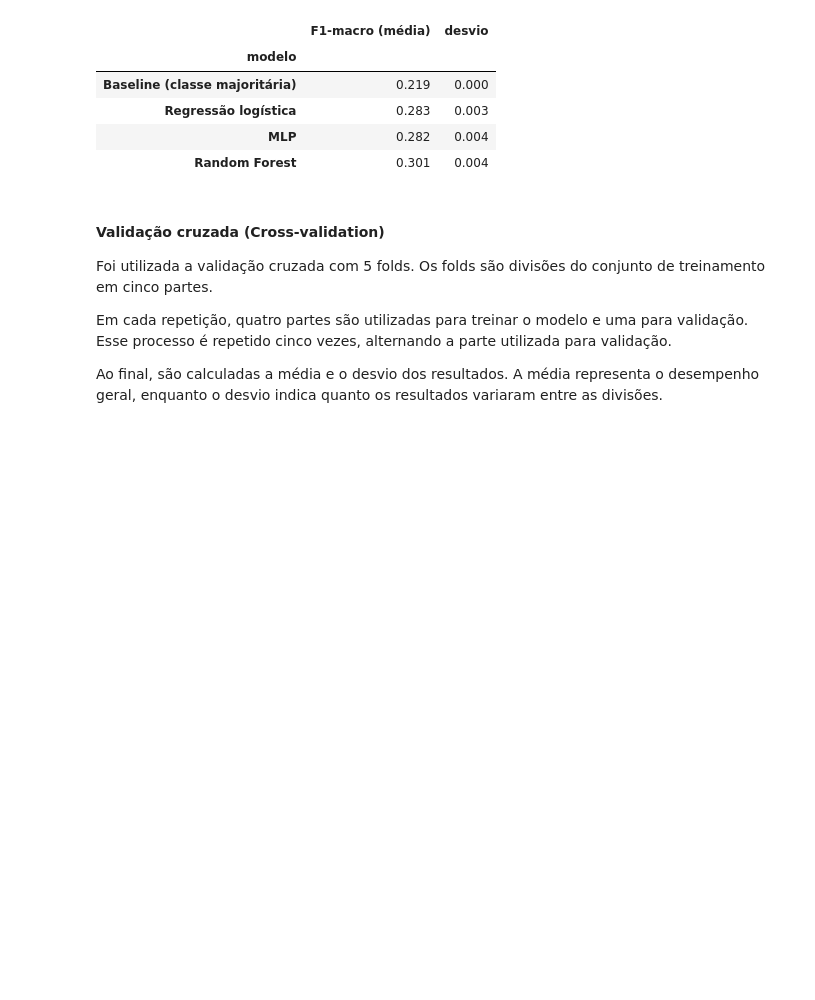
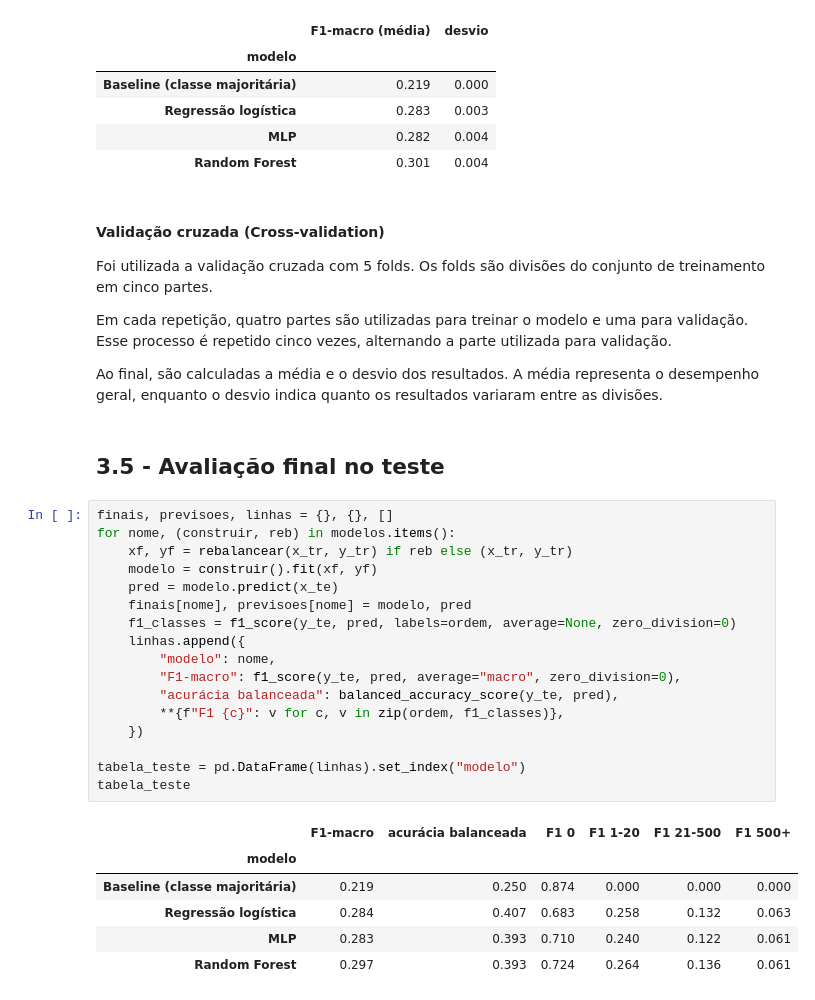
Before and after one commit to gustavomiranda2302/predicao-popularidade-steam, a Jupyter notebook: models/notebooks/03_modelagem.ipynb, the cells around one changed output. Saved outputs shown, nothing was run; the diff lists cells and outputs as text; blank space fills up the shorter version.

```diff
--- a/models/notebooks/03_modelagem.ipynb
+++ b/models/notebooks/03_modelagem.ipynb
@@ -263,3 +263,29 @@ Foi utilizada a validação cruzada com 5 folds. Os folds são divisões do conj
 Em cada repetição, quatro partes são utilizadas para treinar o modelo e uma para validação. Esse processo é repetido cinco vezes, alternando a parte utilizada para validação.
 
 Ao final, são calculadas a média e o desvio dos resultados. A média representa o desempenho geral, enquanto o desvio indica quanto os resultados variaram entre as divisões.
+# %% [markdown]
+## 3.5 - Avaliação final no teste
+# %%
+finais, previsoes, linhas = {}, {}, []
+for nome, (construir, reb) in modelos.items():
+    xf, yf = rebalancear(x_tr, y_tr) if reb else (x_tr, y_tr)
+    modelo = construir().fit(xf, yf)
+    pred = modelo.predict(x_te)
+    finais[nome], previsoes[nome] = modelo, pred
+    f1_classes = f1_score(y_te, pred, labels=ordem, average=None, zero_division=0)
+    linhas.append({
+        "modelo": nome,
+        "F1-macro": f1_score(y_te, pred, average="macro", zero_division=0),
+        "acurácia balanceada": balanced_accuracy_score(y_te, pred),
+        **{f"F1 {c}": v for c, v in zip(ordem, f1_classes)},
+    })
+
+tabela_teste = pd.DataFrame(linhas).set_index("modelo")
+tabela_teste
+# %% [output]
+|  | F1-macro | acurácia balanceada | F1 0 | F1 1-20 | F1 21-500 | F1 500+ |
+| modelo |  |  |  |  |  |  |
+| Baseline (classe majoritária) | 0.219 | 0.250 | 0.874 | 0.000 | 0.000 | 0.000 |
+| Regressão logística | 0.284 | 0.407 | 0.683 | 0.258 | 0.132 | 0.063 |
+| MLP | 0.283 | 0.393 | 0.710 | 0.240 | 0.122 | 0.061 |
+| Random Forest | 0.297 | 0.393 | 0.724 | 0.264 | 0.136 | 0.061 |
```
Also changed, not shown: parts of 3 cells of this notebook.
